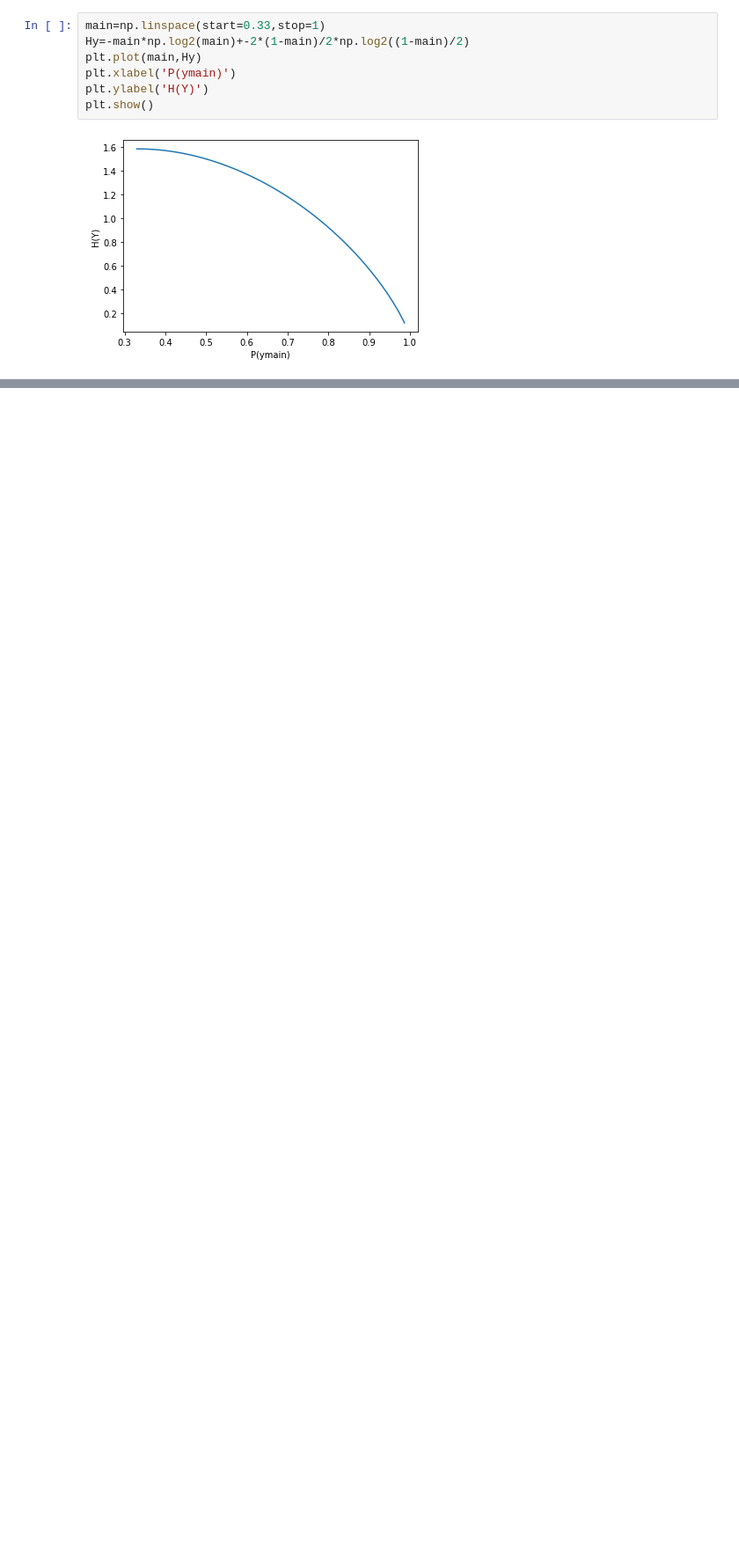
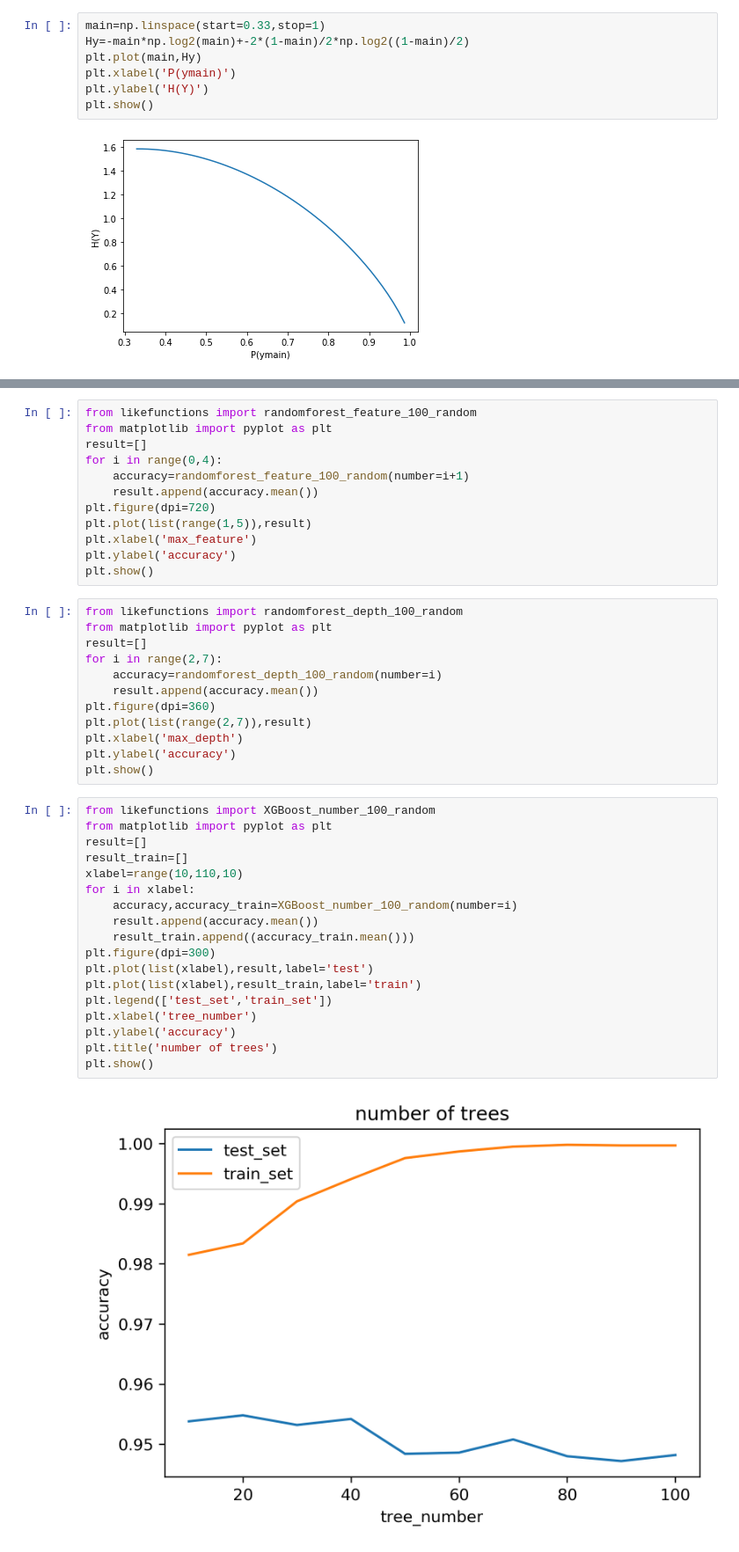
Before and after one commit to Time-Magic/Traning_code, a Jupyter notebook: report_iris_randomtrees.ipynb, the cells around one changed output, grey strips where cells are left out. Shown at 88% size. Saved outputs shown, nothing was run; the diff lists cells and outputs as text; blank space fills up the shorter version.

```diff
--- a/report_iris_randomtrees.ipynb
+++ b/report_iris_randomtrees.ipynb
@@ -20,0 +120,44 @@ plt.show()
+# %%
+from likefunctions import randomforest_feature_100_random
+from matplotlib import pyplot as plt
+result=[]
+for i in range(0,4):
+    accuracy=randomforest_feature_100_random(number=i+1)
+    result.append(accuracy.mean())
+plt.figure(dpi=720)
+plt.plot(list(range(1,5)),result)
+plt.xlabel('max_feature')
+plt.ylabel('accuracy')
+plt.show()
+# %%
+from likefunctions import randomforest_depth_100_random
+from matplotlib import pyplot as plt
+result=[]
+for i in range(2,7):
+    accuracy=randomforest_depth_100_random(number=i)
+    result.append(accuracy.mean())
+plt.figure(dpi=360)
+plt.plot(list(range(2,7)),result)
+plt.xlabel('max_depth')
+plt.ylabel('accuracy')
+plt.show()
+# %%
+from likefunctions import XGBoost_number_100_random
+from matplotlib import pyplot as plt
+result=[]
+result_train=[]
+xlabel=range(10,110,10)
+for i in xlabel:
+    accuracy,accuracy_train=XGBoost_number_100_random(number=i)
+    result.append(accuracy.mean())
+    result_train.append((accuracy_train.mean()))
+plt.figure(dpi=300)
+plt.plot(list(xlabel),result,label='test')
+plt.plot(list(xlabel),result_train,label='train')
+plt.legend(['test_set','train_set'])
+plt.xlabel('tree_number')
+plt.ylabel('accuracy')
+plt.title('number of trees')
+plt.show()
+# %% [output]
+[figure, added]
```
Also changed, not shown: parts of 12 cells of this notebook, 2 other files.
